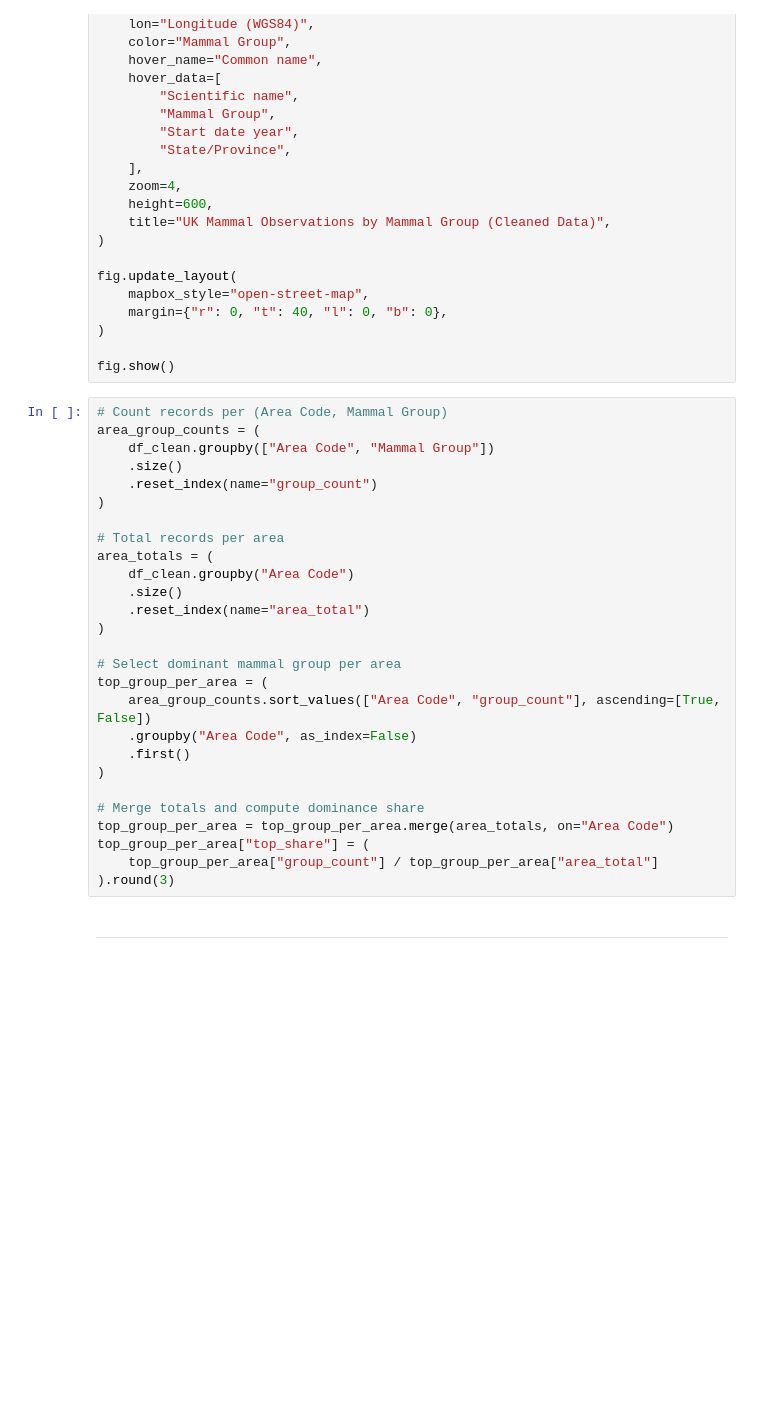
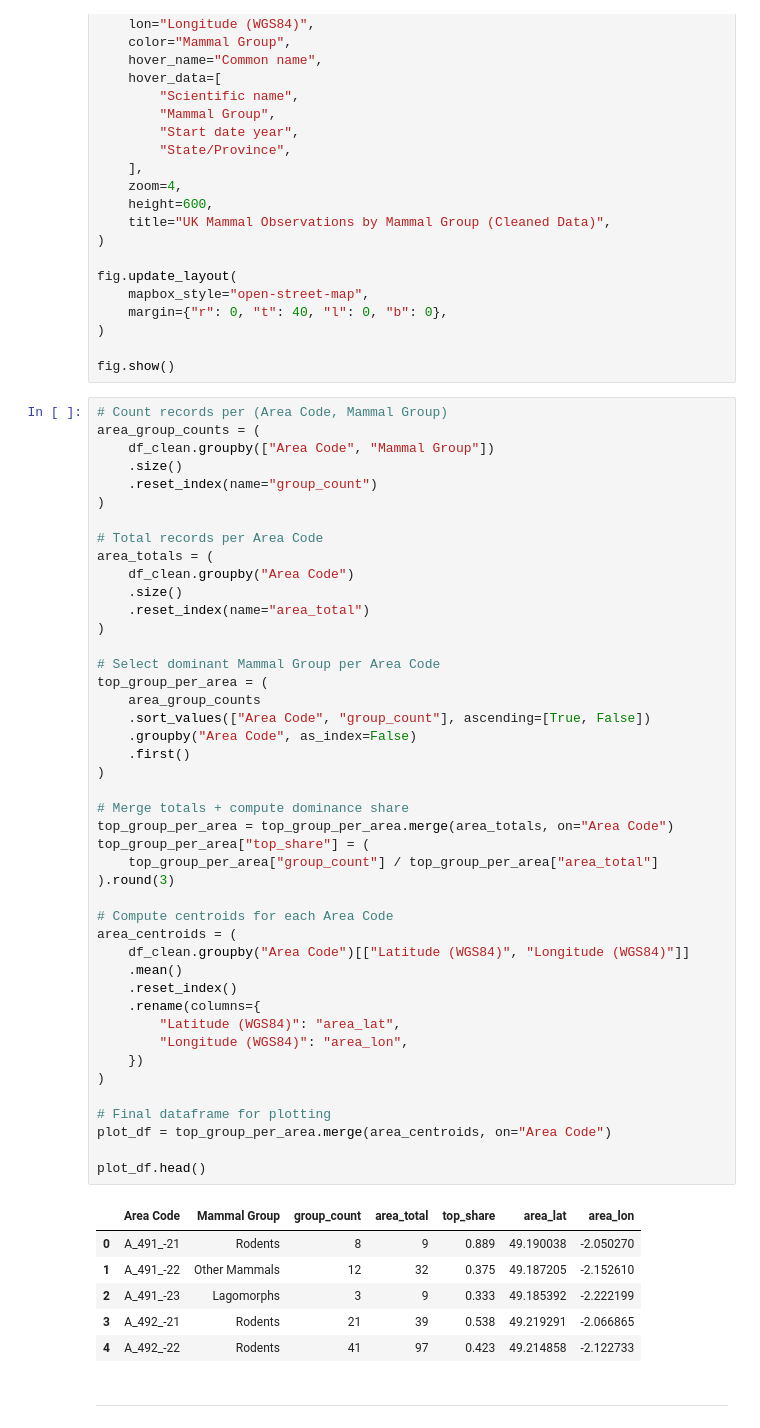
Before and after one commit to TomOverment/uk_animal_tracker, a Jupyter notebook: jupyter_notebooks/Notebook_Template.ipynb, the cells around one changed output. Cells and saved outputs as stored; diff of their text form; blank space fills up the shorter version.

Commit message:
improved Dominant mammal per area code plot.

```diff
--- a/jupyter_notebooks/Notebook_Template.ipynb
+++ b/jupyter_notebooks/Notebook_Template.ipynb
@@ -430,30 +501,54 @@ fig.show()
 # %%
 # Count records per (Area Code, Mammal Group)
 area_group_counts = (
     df_clean.groupby(["Area Code", "Mammal Group"])
     .size()
     .reset_index(name="group_count")
 )
 
-# Total records per area
+# Total records per Area Code
 area_totals = (
     df_clean.groupby("Area Code")
     .size()
     .reset_index(name="area_total")
 )
 
-# Select dominant mammal group per area
+# Select dominant Mammal Group per Area Code
 top_group_per_area = (
-    area_group_counts.sort_values(["Area Code", "group_count"], ascending=[True, False])
+    area_group_counts
+    .sort_values(["Area Code", "group_count"], ascending=[True, False])
     .groupby("Area Code", as_index=False)
     .first()
 )
 
-# Merge totals and compute dominance share
+# Merge totals + compute dominance share
 top_group_per_area = top_group_per_area.merge(area_totals, on="Area Code")
 top_group_per_area["top_share"] = (
     top_group_per_area["group_count"] / top_group_per_area["area_total"]
 ).round(3)
+
+# Compute centroids for each Area Code
+area_centroids = (
+    df_clean.groupby("Area Code")[["Latitude (WGS84)", "Longitude (WGS84)"]]
+    .mean()
+    .reset_index()
+    .rename(columns={
+        "Latitude (WGS84)": "area_lat",
+        "Longitude (WGS84)": "area_lon",
+    })
+)
+
+# Final dataframe for plotting
+plot_df = top_group_per_area.merge(area_centroids, on="Area Code")
+
+plot_df.head()
+# %% [output]
+|  | Area Code | Mammal Group | group_count | area_total | top_share | area_lat | area_lon |
+| 0 | A_491_-21 | Rodents | 8 | 9 | 0.889 | 49.190038 | -2.050270 |
+| 1 | A_491_-22 | Other Mammals | 12 | 32 | 0.375 | 49.187205 | -2.152610 |
+| 2 | A_491_-23 | Lagomorphs | 3 | 9 | 0.333 | 49.185392 | -2.222199 |
+| 3 | A_492_-21 | Rodents | 21 | 39 | 0.538 | 49.219291 | -2.066865 |
+| 4 | A_492_-22 | Rodents | 41 | 97 | 0.423 | 49.214858 | -2.122733 |
 # %% [markdown]
 ---
 # %%
```
Also changed, not shown: parts of 18 cells of this notebook.
